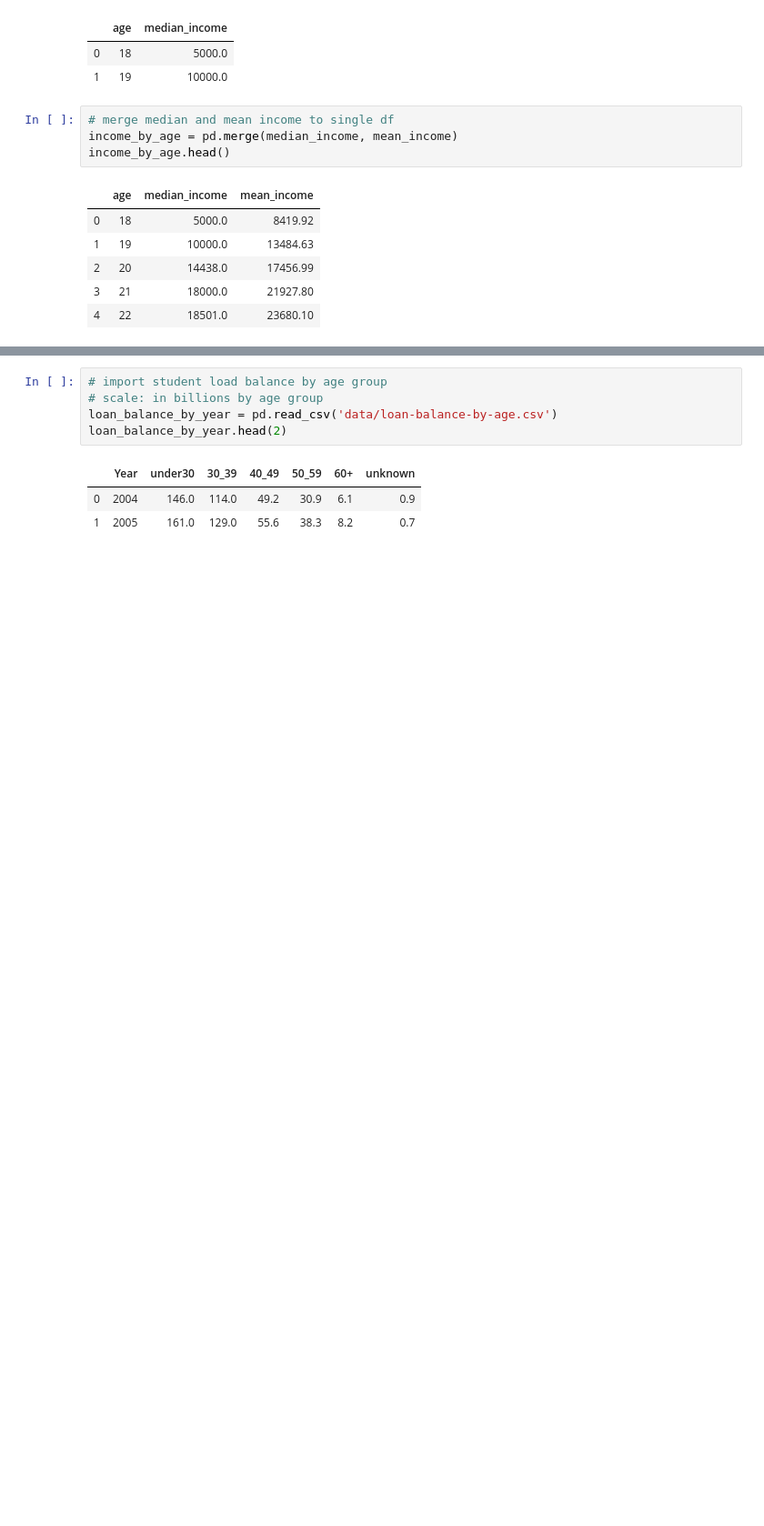
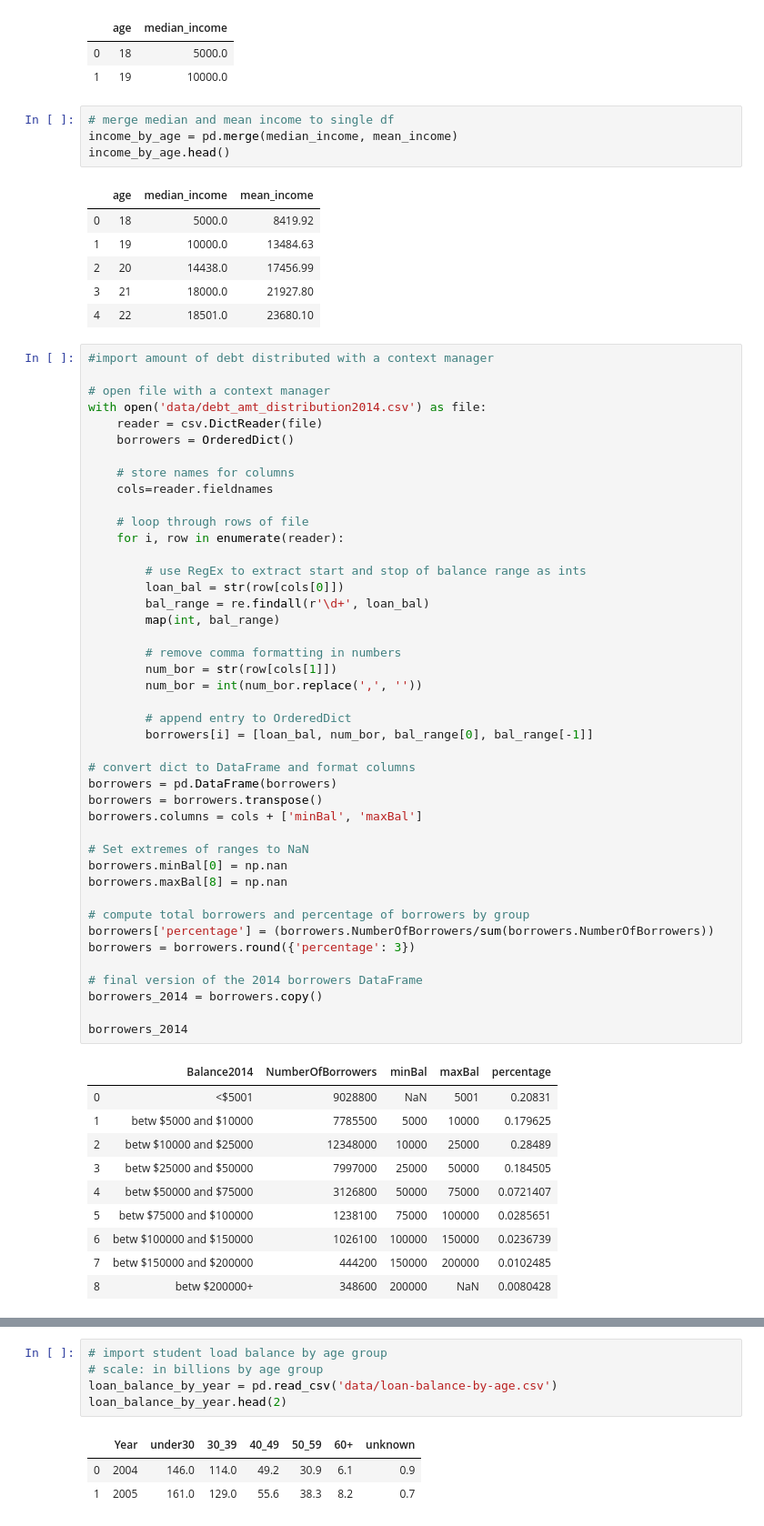
Before and after one commit to AHalarewicz/StudentLoanData, a Jupyter notebook: clean.ipynb, the cells around one changed output, grey strips where cells are left out. Shown at 91% size. Drawn from its saved outputs; the diff is of its cells as text; blank space fills up the shorter version.

```diff
--- a/clean.ipynb
+++ b/clean.ipynb
@@ -45,6 +48,60 @@ income_by_age.head()
 | 2 | 20 | 14438.0 | 17456.99 |
 | 3 | 21 | 18000.0 | 21927.80 |
 | 4 | 22 | 18501.0 | 23680.10 |
+# %%
+#import amount of debt distributed with a context manager
+
+# open file with a context manager
+with open('data/debt_amt_distribution2014.csv') as file:
+    reader = csv.DictReader(file)
+    borrowers = OrderedDict()
+
+    # store names for columns
+    cols=reader.fieldnames
+
+    # loop through rows of file
+    for i, row in enumerate(reader):
+
+        # use RegEx to extract start and stop of balance range as ints
+        loan_bal = str(row[cols[0]])
+        bal_range = re.findall(r'\d+', loan_bal)
+        map(int, bal_range)
+
+        # remove comma formatting in numbers
+        num_bor = str(row[cols[1]])
+        num_bor = int(num_bor.replace(',', ''))
+
+        # append entry to OrderedDict
+        borrowers[i] = [loan_bal, num_bor, bal_range[0], bal_range[-1]]
+
+# convert dict to DataFrame and format columns
+borrowers = pd.DataFrame(borrowers)
+borrowers = borrowers.transpose()
+borrowers.columns = cols + ['minBal', 'maxBal']
+
+# Set extremes of ranges to NaN
+borrowers.minBal[0] = np.nan
+borrowers.maxBal[8] = np.nan
+
+# compute total borrowers and percentage of borrowers by group
+borrowers['percentage'] = (borrowers.NumberOfBorrowers/sum(borrowers.NumberOfBorrowers))
+borrowers = borrowers.round({'percentage': 3})
+
+# final version of the 2014 borrowers DataFrame
+borrowers_2014 = borrowers.copy()
+
+borrowers_2014
+# %% [output]
+|  | Balance2014 | NumberOfBorrowers | minBal | maxBal | percentage |
+| 0 | <$5001 | 9028800 | NaN | 5001 | 0.20831 |
+| 1 | betw $5000 and $10000 | 7785500 | 5000 | 10000 | 0.179625 |
+| 2 | betw $10000 and $25000 | 12348000 | 10000 | 25000 | 0.28489 |
+| 3 | betw $25000 and $50000 | 7997000 | 25000 | 50000 | 0.184505 |
+| 4 | betw $50000 and $75000 | 3126800 | 50000 | 75000 | 0.0721407 |
+| 5 | betw $75000 and $100000 | 1238100 | 75000 | 100000 | 0.0285651 |
+| 6 | betw $100000 and $150000 | 1026100 | 100000 | 150000 | 0.0236739 |
+| 7 | betw $150000 and $200000 | 444200 | 150000 | 200000 | 0.0102485 |
+| 8 | betw $200000+ | 348600 | 200000 | NaN | 0.0080428 |
 # %%
 # import amount of debt distributed in 2014
 borrowers = pd.read_csv('data/debt_amt_distribution2014.csv')
```
Also changed, not shown: parts of 7 cells of this notebook.
